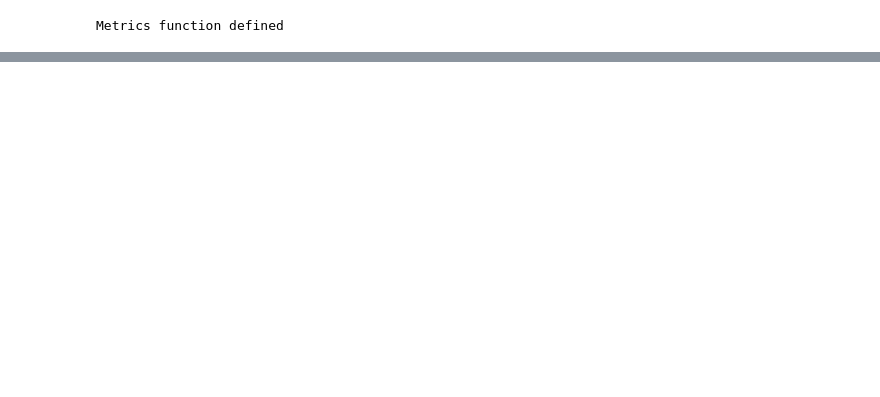
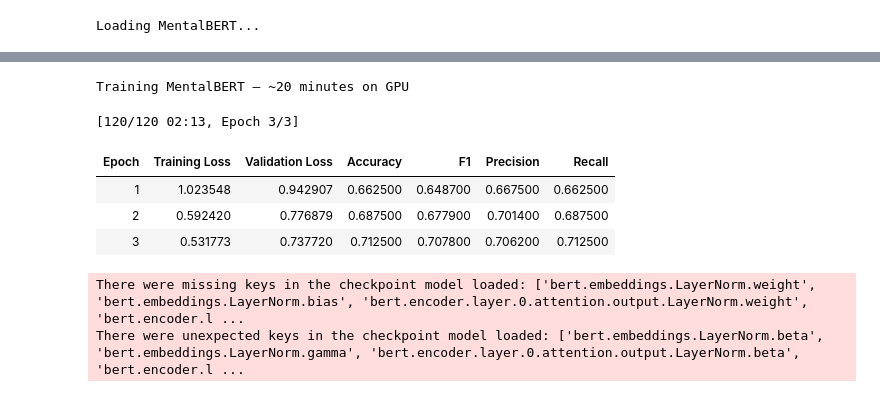
Before and after one commit to abdulbasitali19/mental-health-nlp-thesis, a Jupyter notebook: 04_bert_finetuning.ipynb, the cells around one changed output, grey strips where cells are left out. Drawn from its saved outputs; the diff is of its cells as text; code cells hidden in the pictures; blank space fills up the shorter version.

```diff
--- a/04_bert_finetuning.ipynb
+++ b/04_bert_finetuning.ipynb
@@ -184,21 +355,59 @@ Dataset class defined
 # %%
-# ── Evaluation metrics ─────────────────────────────
-def compute_metrics(pred):
-    labels = pred.label_ids
-    preds  = pred.predictions.argmax(-1)
+# ── MentalBERT fine-tuning and evaluation ─────────
 
-    precision, recall, f1, _ = precision_recall_fscore_support(
-        labels, preds, average='macro'
-    )
-    acc = accuracy_score(labels, preds)
 
-    return {
-        'accuracy' : round(acc, 4),
-        'f1'       : round(f1, 4),
-        'precision': round(precision, 4),
-        'recall'   : round(recall, 4)
-    }
+print("Loading MentalBERT...")
 
-print("Metrics function defined")
+mental_tokenizer = BertTokenizer.from_pretrained(
+    'mental/mental-bert-base-uncased'
+)
+mental_model     = BertForSequenceClassification.from_pretrained(
+    'mental/mental-bert-base-uncased', num_labels=4,
+    id2label=id2label, label2id=label2id,
+    ignore_mismatched_sizes=True
+)
+
+mental_train = MentalHealthDataset(
+    train_df['bert_text'], train_df['label_id'], mental_tokenizer
+)
+mental_test  = MentalHealthDataset(
+    test_df['bert_text'], test_df['label_id'], mental_tokenizer
+)
+
+mental_trainer = Trainer(
+    model           = mental_model,
+    args            = get_training_args('/content/mental_results'),
+    train_dataset   = mental_train,
+    eval_dataset    = mental_test,
+    compute_metrics = compute_metrics
+)
+
+print("Training MentalBERT — ~20 minutes on GPU\n")
+mental_trainer.train()
+
+# Evaluate
+mental_preds       = mental_trainer.predict(mental_test)
+mental_pred_labels = mental_preds.predictions.argmax(-1)
+mental_true_labels = mental_preds.label_ids
+
+print("\nMentalBERT Classification Report:")
+print(classification_report(
+    mental_true_labels, mental_pred_labels,
+    target_names=list(label2id.keys())
+))
+
+mental_report  = classification_report(mental_true_labels, mental_pred_labels, output_dict=True)
+mental_results = {
+    'accuracy' : round(accuracy_score(mental_true_labels, mental_pred_labels), 4),
+    'f1_macro' : round(mental_report['macro avg']['f1-score'], 4),
+    'precision': round(mental_report['macro avg']['precision'], 4),
+    'recall'   : round(mental_report['macro avg']['recall'], 4)
+}
+print(f"\nMentalBERT → Accuracy: {mental_results['accuracy']} | F1: {mental_results['f1_macro']}")
+
+# Free GPU memory
+del mental_model, mental_trainer
+gc.collect()
+torch.cuda.empty_cache()
 # %% [output]
-Metrics function defined
+Loading MentalBERT...
@@ -204,0 +433,8 @@ Metrics function defined
+Training MentalBERT — ~20 minutes on GPU
+[120/120 02:13, Epoch 3/3]
+| Epoch | Training Loss | Validation Loss | Accuracy | F1 | Precision | Recall |
+| 1 | 1.023548 | 0.942907 | 0.662500 | 0.648700 | 0.667500 | 0.662500 |
+| 2 | 0.592420 | 0.776879 | 0.687500 | 0.677900 | 0.701400 | 0.687500 |
+| 3 | 0.531773 | 0.737720 | 0.712500 | 0.707800 | 0.706200 | 0.712500 |
+There were missing keys in the checkpoint model loaded: ['bert.embeddings.LayerNorm.weight', 'bert.embeddings.LayerNorm.bias', 'bert.encoder.layer.0.attention.output.LayerNorm.weight', 'bert.encoder.l ...
+There were unexpected keys in the checkpoint model loaded: ['bert.embeddings.LayerNorm.beta', 'bert.embeddings.LayerNorm.gamma', 'bert.encoder.layer.0.attention.output.LayerNorm.beta', 'bert.encoder.l ...
```
Also changed, not shown: parts of 13 cells of this notebook.
